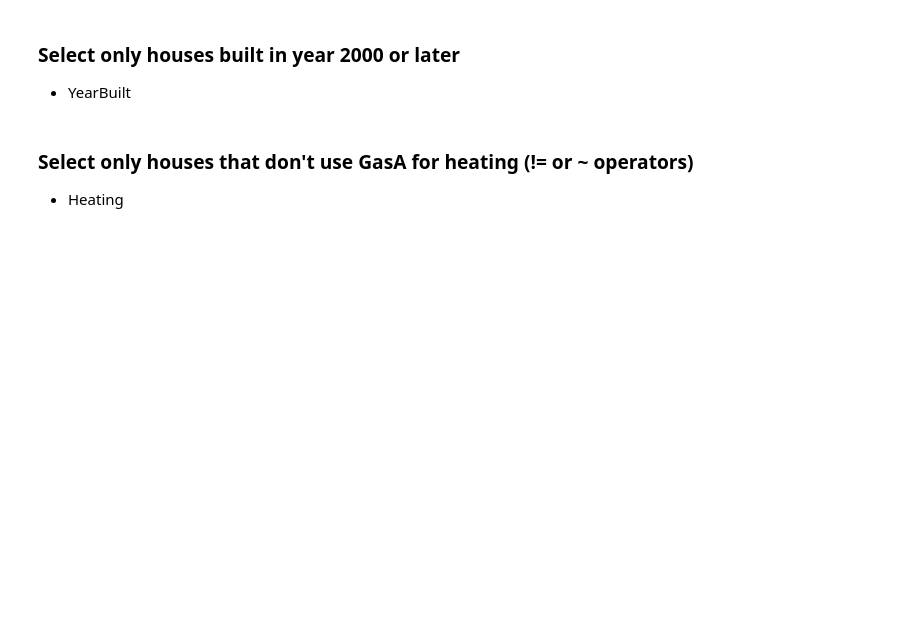
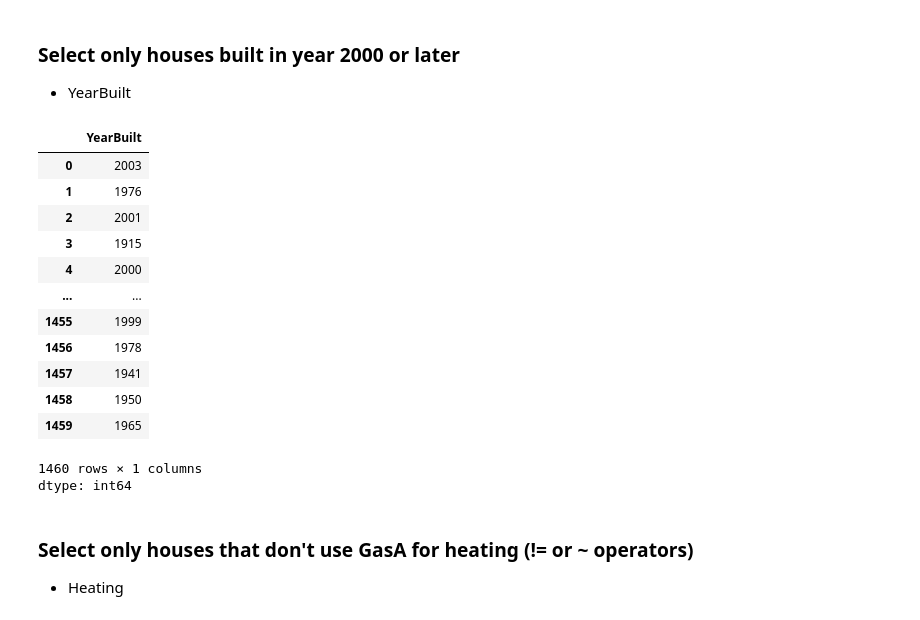
Before and after one commit to deenyse/VSB_ZSU, a Jupyter notebook: fml_01.ipynb, the cells around one changed output. Cells and saved outputs as stored; diff of their text form; code cells hidden in the pictures; blank space fills up the shorter version.

```diff
--- a/fml_01.ipynb
+++ b/fml_01.ipynb
@@ -313,6 +318,24 @@ df.head()
 # %% [markdown]
 ### Select only houses built in year 2000 or later
 * YearBuilt
+# %%
+df_full.loc[:, 'YearBuilt'] #how to select a row???
+# df_full.loc[df_full.YearBuilt >= 2000]
+# %% [output]
+|  | YearBuilt |
+| 0 | 2003 |
+| 1 | 1976 |
+| 2 | 2001 |
+| 3 | 1915 |
+| 4 | 2000 |
+| ... | ... |
+| 1455 | 1999 |
+| 1456 | 1978 |
+| 1457 | 1941 |
+| 1458 | 1950 |
+| 1459 | 1965 |
+1460 rows × 1 columns
+dtype: int64
 # %% [markdown]
 ### Select only houses that don't use GasA for heating (!= or ~ operators)
 * Heating
```
Also changed, not shown: parts of 5 cells of this notebook.
